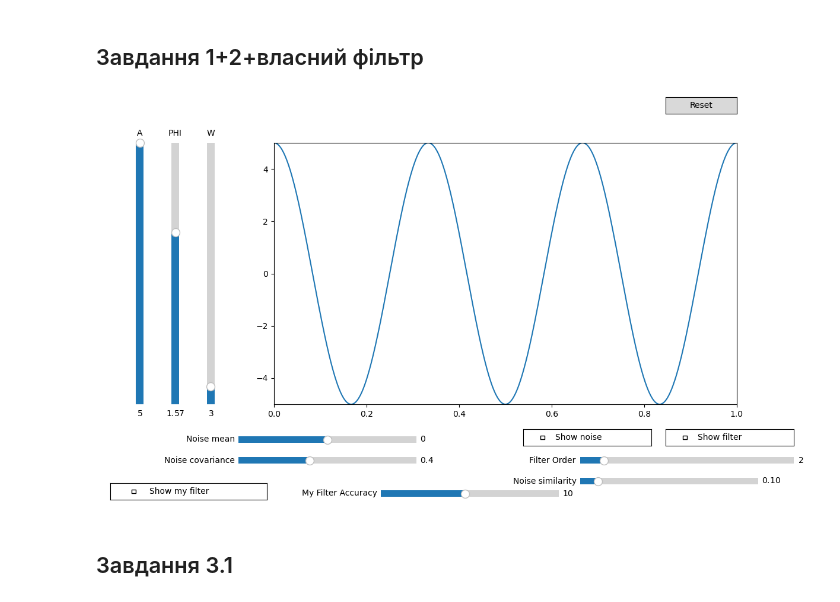
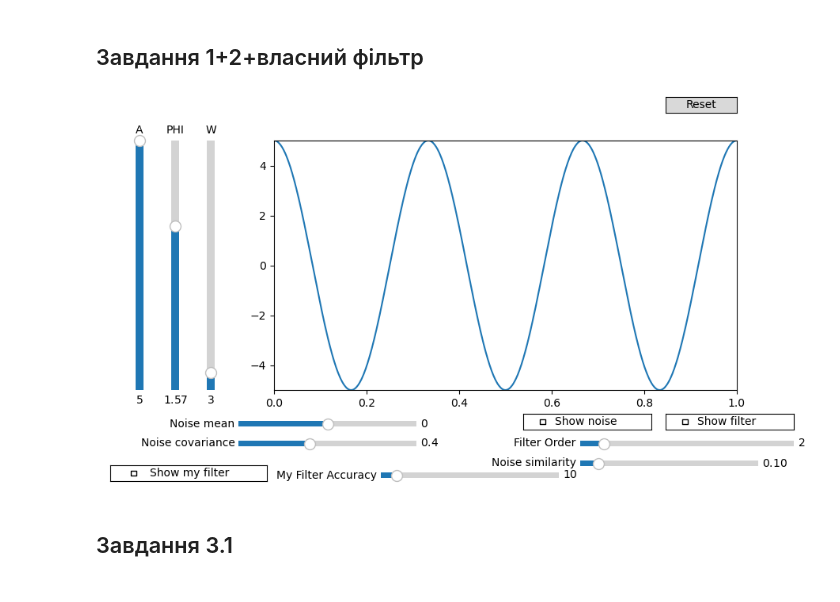
Before and after one commit to Zytero/data-analyze, a Jupyter notebook: lab5/lab5.ipynb, the cells around one changed output. Saved outputs shown, nothing was run; the diff lists cells and outputs as text; code cells hidden in the pictures.

```diff
--- a/lab5/lab5.ipynb
+++ b/lab5/lab5.ipynb
@@ -28,7 +28,7 @@ w=3
 phi=np.pi/2
 
 #Створення фігури та графіку
-fig,ax=plt.subplots(figsize=(12, 7))
+fig,ax=plt.subplots(figsize=(9, 5))
 line, =ax.plot(t,func(a,w,t,phi))
 ax.set_ylim(-5, 5)
 ax.set_xlim(0, 1)
@@ -69,14 +69,13 @@ P_slider = Slider(
 #^NOISE
 #^#########
 
-def harmonic_with_noise(amplitude,frequency,time,phase,noise_mean,noise_covariance,show_noise:bool):
+def harmonic_with_noise(amplitude,noise,frequency,time,phase,show_noise:bool):
     for l in ax.lines:
         if l.get_color() == 'green':
             l.remove()
     if not show_noise:
         return
     else:
-        noise=np.random.normal(noise_mean,noise_covariance,len(time))
         y=func(amplitude,frequency,time,phase)+noise
         ax.plot(time,y,label="Noise",color='green')
 
@@ -119,7 +118,7 @@ class My_Filter:
         mean = 0
         for e in self.buffer:
             mean += e
-        mean /= len(self.buffer)
+        mean /= self.buffer_size
 
         return mean
 
@@ -140,7 +139,7 @@ my_filter_slider = Slider(
     ax=axmy_filter_accuracy,
     label='My Filter Accuracy',
     valmin=1,
-    valmax=20,
+    valmax=100,
     valinit=10,
     valstep=1,
     orientation='horizontal'
@@ -193,16 +192,19 @@ filter_checkbox = CheckButtons(
 #^#########
 #^Оновлення
 #^#########
+noise=np.random.normal(noise_mean_slider.val,noise_covariance_slider.val,len(t))
 def update(val):
+    global noise
     line.set_ydata(func(A_slider.val, W_slider.val,t,P_slider.val))
-
+    noise = noise * (noise_covariance_slider.val / noise.std()) + (noise_mean_slider.val - noise.mean())
 #### ! Закоментувати, якщо при оновленні гармоніки не повинні оновлюватись шум та фільтри
-    harmonic_with_noise(A_slider.val, W_slider.val,t,P_slider.val, noise_mean_slider.val, noise_covariance_slider.val, noise_checkbox.get_status()[0])
+    harmonic_with_noise(A_slider.val,noise, W_slider.val,t,P_slider.val, noise_checkbox.get_status()[0])
     filter_plot(A_slider.val, W_slider.val,t,P_slider.val, noise_mean_slider.val, noise_covariance_slider.val,filter_order_slider.val,cutoff_slider.val,filter_checkbox.get_status()[0])
     my_filter_plot(A_slider.val, W_slider.val,t,P_slider.val, noise_mean_slider.val, noise_covariance_slider.val,my_filter_slider.val,myfilter_checkbox.get_status()[0])
 
 def noiseupdate(val):
-    harmonic_with_noise(A_slider.val, W_slider.val,t,P_slider.val, noise_mean_slider.val, noise_covariance_slider.val, noise_checkbox.get_status()[0])
+    noise=np.random.normal(noise_mean_slider.val,noise_covariance_slider.val,len(t))
+    harmonic_with_noise(A_slider.val,noise, W_slider.val,t,P_slider.val, noise_checkbox.get_status()[0])
 
 def filterupdate(val):
     filter_plot(A_slider.val, W_slider.val,t,P_slider.val, noise_mean_slider.val, noise_covariance_slider.val,filter_order_slider.val,cutoff_slider.val,filter_checkbox.get_status()[0])
@@ -222,34 +224,34 @@ noise_checkbox.on_clicked(noiseupdate)
 noise_mean_slider.on_changed(noiseupdate)
 noise_covariance_slider.on_changed(noiseupdate)
 
 #Фільтр
 filter_checkbox.on_clicked(filterupdate)
 filter_order_slider.on_changed(filterupdate)
 cutoff_slider.on_changed(filterupdate)
 
 #Мій фільтр
 my_filter_slider.on_changed(myfilterupdate)
 myfilter_checkbox.on_clicked(myfilterupdate)
 
 #^#########
 #^Кнопка «Reset», яка відновлює початкові параметри
 #^#########
 def reset(event):
     W_slider.reset()
     A_slider.reset()
     P_slider.reset()
     noise_covariance_slider.reset()
     noise_mean_slider.reset()
     cutoff_slider.reset()
     filter_order_slider.reset()
     my_filter_slider.reset()
 resetax = fig.add_axes([0.8, 0.95, 0.1, 0.04])
 button = Button(resetax, 'Reset', hovercolor='0.975')
 button.on_clicked(reset)
 
 plt.show()
 # %% [output]
-[figure, old version]
+[figure, new version]
 # %% [markdown]
 ## Завдання 3.1
 # %%
```
Also changed, not shown: parts of 1 cell of this notebook, 1 other file.
